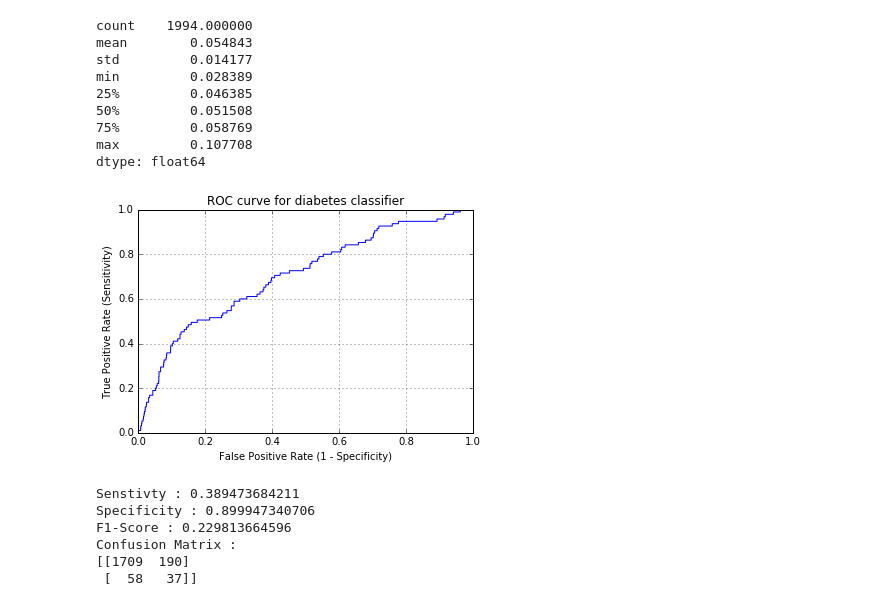
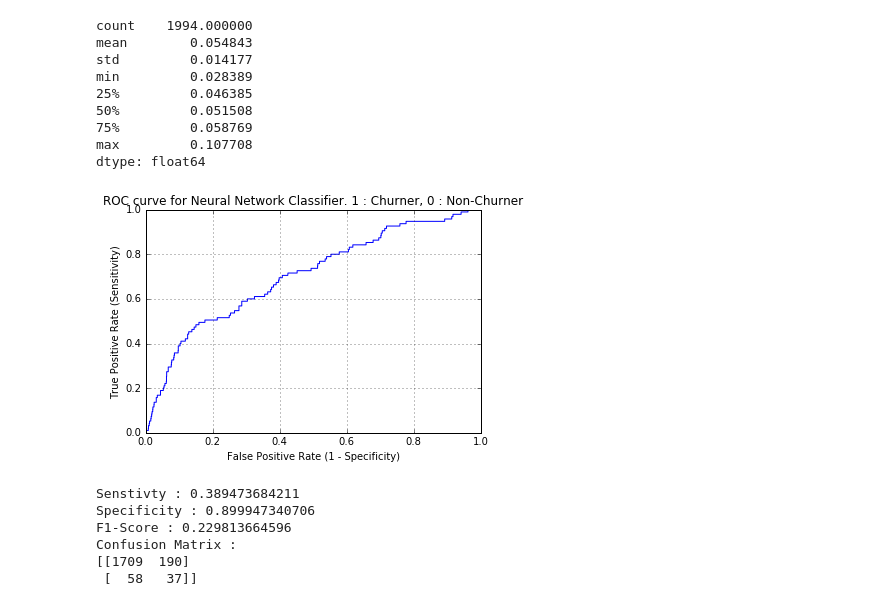
Before and after one commit to Shivam06/EXL-EQ-2017, a Jupyter notebook: Modelling.ipynb, the cells around one changed output. Saved outputs shown, nothing was run; the diff lists cells and outputs as text; code cells hidden in the pictures.

```diff
--- a/Modelling.ipynb
+++ b/Modelling.ipynb
@@ -596,15 +599,16 @@ dtype: float64
 # %%
 import matplotlib.pyplot as plt
 tpr, fpr, thresholds = metrics.roc_curve(ytest, ypred_prob_nn)
 plt.plot(tpr,fpr)
 plt.xlim([0.0, 1.0])
 plt.ylim([0.0, 1.0])
-plt.title('ROC curve for diabetes classifier')
+plt.title('ROC curve for Neural Network Classifier. 1 : Churner, 0 : Non-Churner')
 plt.xlabel('False Positive Rate (1 - Specificity)')
 plt.ylabel('True Positive Rate (Sensitivity)')
 plt.grid(True)
+plt.savefig(r"C:\Users\SHIVAM MAHAJAN\Desktop\nn_roc")
 # %% [output]
-[figure, old version]
+[figure, new version]
 # %%
 evaluate_score(0.07,ypred_prob_nn)
 # %% [output]
```
Also changed, not shown: parts of 4 cells of this notebook, 3 other files.
